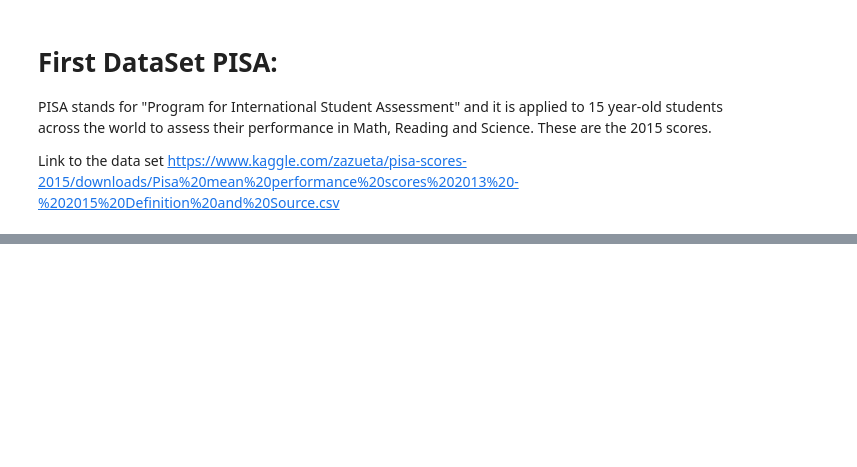
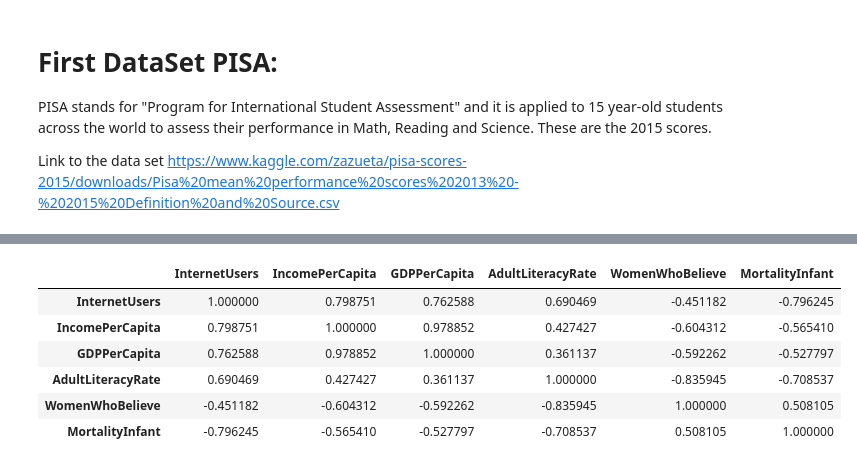
Before and after one commit to EnzoCalogero/Python_DataScience, a Jupyter notebook: course2/Assignment4.ipynb, the cells around one changed output, grey strips where cells are left out. Cells and saved outputs as stored; diff of their text form; code cells hidden in the pictures; blank space fills up the shorter version.

```diff
--- a/course2/Assignment4.ipynb
+++ b/course2/Assignment4.ipynb
@@ -83,0 +153,10 @@ df.head(40)
+# %%
+WordInds.corr()
+# %% [output]
+|  | InternetUsers | IncomePerCapita | GDPPerCapita | AdultLiteracyRate | WomenWhoBelieve | MortalityInfant |
+| InternetUsers | 1.000000 | 0.798751 | 0.762588 | 0.690469 | -0.451182 | -0.796245 |
+| IncomePerCapita | 0.798751 | 1.000000 | 0.978852 | 0.427427 | -0.604312 | -0.565410 |
+| GDPPerCapita | 0.762588 | 0.978852 | 1.000000 | 0.361137 | -0.592262 | -0.527797 |
+| AdultLiteracyRate | 0.690469 | 0.427427 | 0.361137 | 1.000000 | -0.835945 | -0.708537 |
+| WomenWhoBelieve | -0.451182 | -0.604312 | -0.592262 | -0.835945 | 1.000000 | 0.508105 |
+| MortalityInfant | -0.796245 | -0.565410 | -0.527797 | -0.708537 | 0.508105 | 1.000000 |
```
Also changed, not shown: parts of 13 cells of this notebook.
